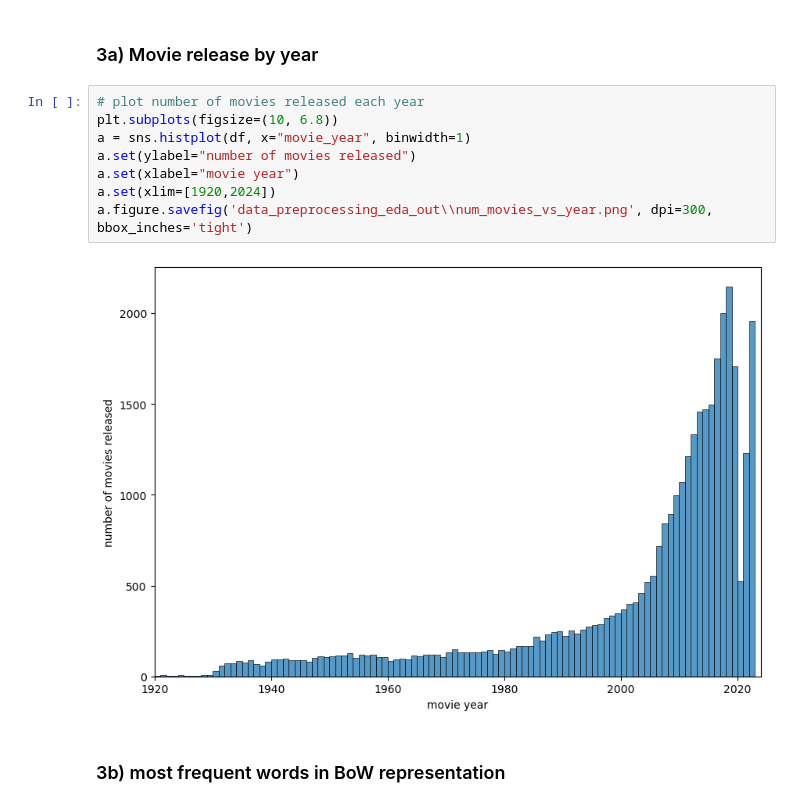
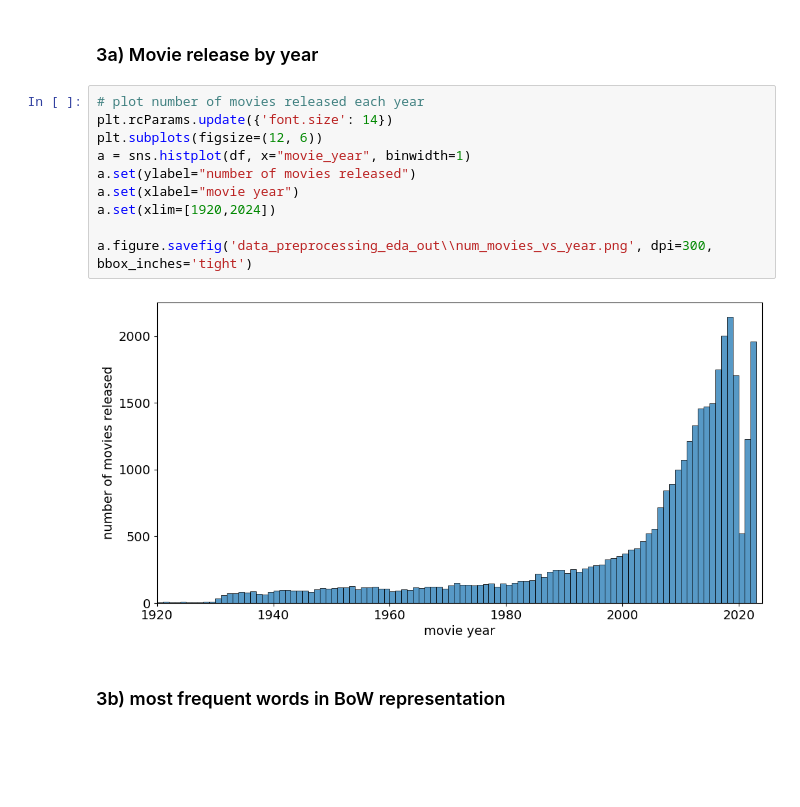
Before and after one commit to nfasano/movie_recsys, a Jupyter notebook: recsys_content_based/data_preprocessing_eda.ipynb, the cells around one changed output. Drawn from its saved outputs; the diff is of its cells as text; blank space fills up the shorter version.

```diff
--- a/recsys_content_based/data_preprocessing_eda.ipynb
+++ b/recsys_content_based/data_preprocessing_eda.ipynb
@@ -384,14 +392,16 @@ df.to_csv("data_preprocessing_eda_out\\df_spaces_upload.csv")
 ### 3a) Movie release by year
 # %%
 # plot number of movies released each year
-plt.subplots(figsize=(10, 6.8))
+plt.rcParams.update({'font.size': 14})
+plt.subplots(figsize=(12, 6))
 a = sns.histplot(df, x="movie_year", binwidth=1)
 a.set(ylabel="number of movies released")
 a.set(xlabel="movie year")
 a.set(xlim=[1920,2024])
+
 a.figure.savefig('data_preprocessing_eda_out\\num_movies_vs_year.png', dpi=300, bbox_inches='tight')
 # %% [output]
-[figure, old version]
+[figure, new version]
 # %% [markdown]
 ### 3b) most frequent words in BoW representation
 # %%
```
Also changed, not shown: parts of 3 cells of this notebook, 9 other files.
